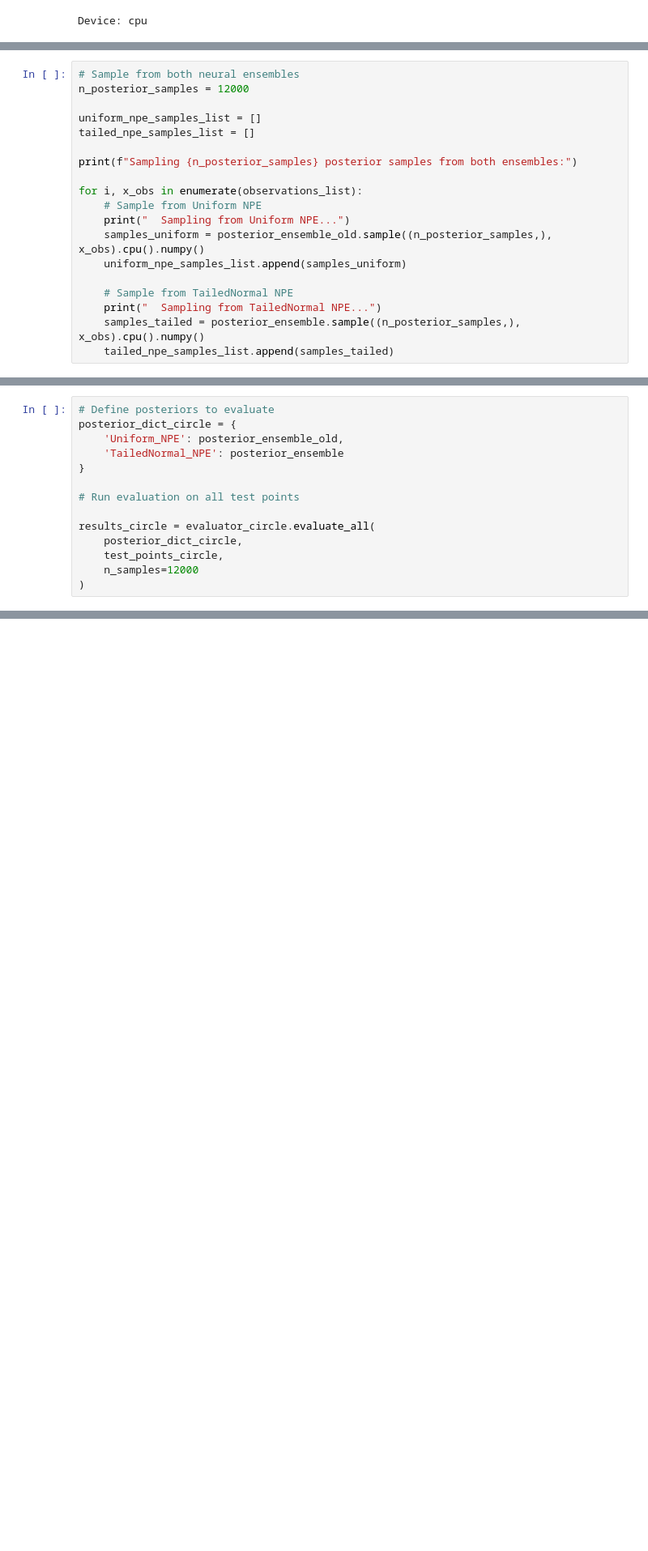
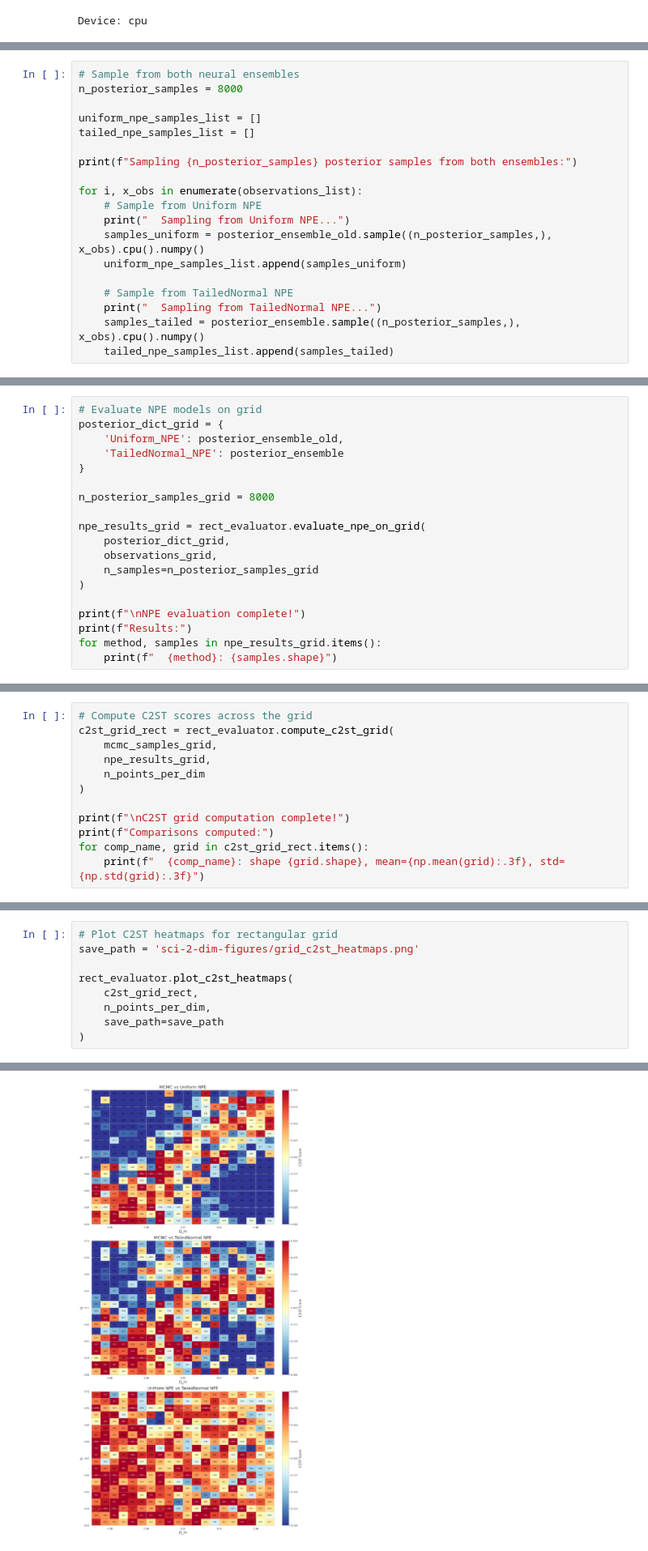
Before and after one commit to chaipattira/tailed-uniform-sbi, a Jupyter notebook: notebooks/sci-2-dim-inference.ipynb, the cells around one changed output, grey strips where cells are left out. Shown at 81% size. Drawn from its saved outputs; the diff is of its cells as text; blank space fills up the shorter version.

```diff
--- a/notebooks/sci-2-dim-inference.ipynb
+++ b/notebooks/sci-2-dim-inference.ipynb
@@ -371,7 +360,7 @@ Test point 3/3: [0.31790943 0.68989044]
   Observation shape: (31,)
 # %%
 # Sample from both neural ensembles
-n_posterior_samples = 12000
+n_posterior_samples = 8000
 
 uniform_npe_samples_list = []
 tailed_npe_samples_list = []
@@ -691,15 +723,20 @@ First 5 test points:
 # %%
-# Define posteriors to evaluate
-posterior_dict_circle = {
+# Evaluate NPE models on grid
+posterior_dict_grid = {
     'Uniform_NPE': posterior_ensemble_old,
     'TailedNormal_NPE': posterior_ensemble
 }
 
-# Run evaluation on all test points
+n_posterior_samples_grid = 8000
 
-results_circle = evaluator_circle.evaluate_all(
-    posterior_dict_circle,
-    test_points_circle,
-    n_samples=12000
+npe_results_grid = rect_evaluator.evaluate_npe_on_grid(
+    posterior_dict_grid,
+    observations_grid,
+    n_samples=n_posterior_samples_grid
 )
+
+print(f"\nNPE evaluation complete!")
+print(f"Results:")
+for method, samples in npe_results_grid.items():
+    print(f"  {method}: {samples.shape}")
 # %% [output]
@@ -720,0 +765,12 @@ Saved plot: sci-2-dim-figures/c2st_by_radius.png
+# %%
+# Compute C2ST scores across the grid
+c2st_grid_rect = rect_evaluator.compute_c2st_grid(
+    mcmc_samples_grid,
+    npe_results_grid,
+    n_points_per_dim
+)
+
+print(f"\nC2ST grid computation complete!")
+print(f"Comparisons computed:")
+for comp_name, grid in c2st_grid_rect.items():
+    print(f"  {comp_name}: shape {grid.shape}, mean={np.mean(grid):.3f}, std={np.std(grid):.3f}")
@@ -720,0 +786,10 @@ Saved plot: sci-2-dim-figures/c2st_by_radius.png
+# %%
+# Plot C2ST heatmaps for rectangular grid
+save_path = 'sci-2-dim-figures/grid_c2st_heatmaps.png'
+
+rect_evaluator.plot_c2st_heatmaps(
+    c2st_grid_rect,
+    n_points_per_dim,
+    save_path=save_path
+)
+# %% [output]
@@ -720,0 +797 @@ Saved plot: sci-2-dim-figures/c2st_by_radius.png
+[figure, added]
```
Also changed, not shown: parts of 14 cells of this notebook, 1 other file.
